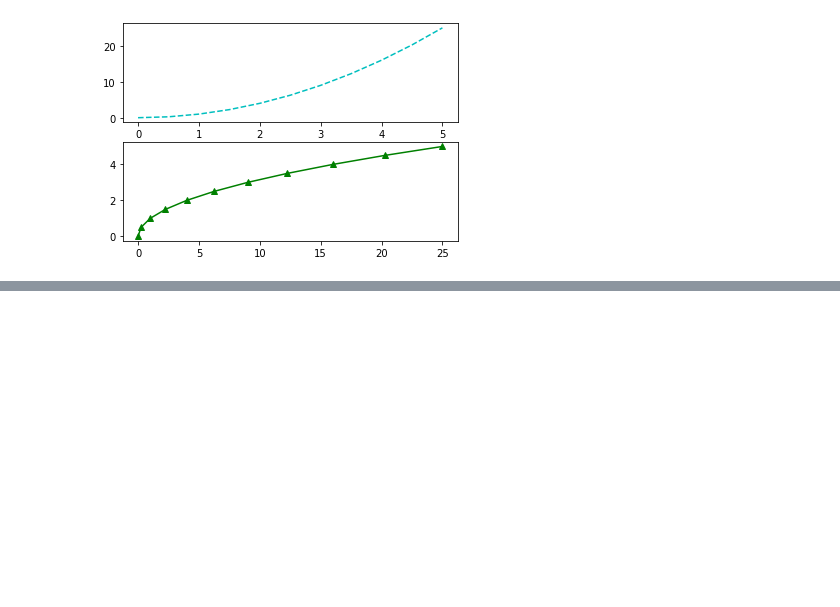
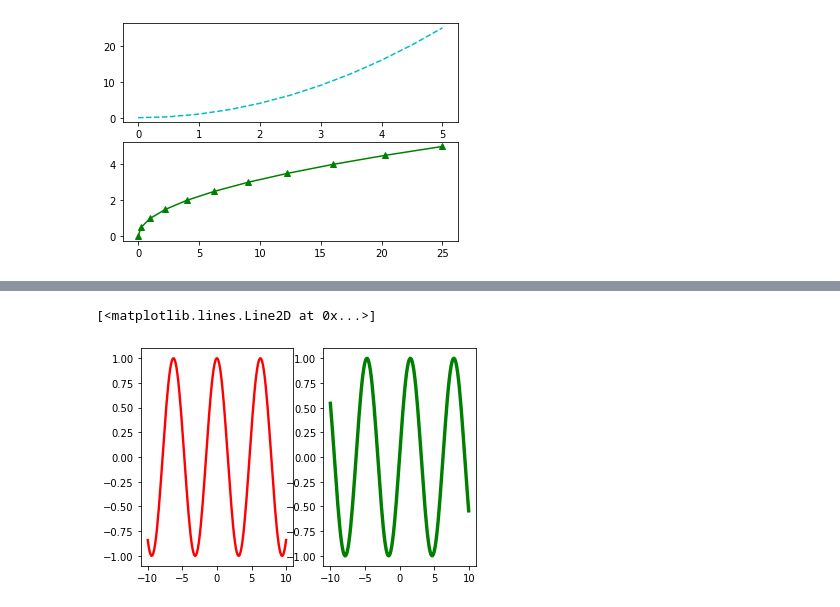
Before and after one commit to shubhkhanna/Colab-Notebooks-IB241, a Jupyter notebook: Matplotlib.ipynb, the cells around one changed output, grey strips where cells are left out. Saved outputs shown, nothing was run; the diff lists cells and outputs as text; code cells hidden in the pictures; blank space fills up the shorter version.

```diff
--- a/Matplotlib.ipynb
+++ b/Matplotlib.ipynb
@@ -45,0 +94,16 @@ plt.show()
+# %%
+plt.subplot(121)
+xx=np.linspace(-10,10,150)
+cos=np.cos(xx)
+sin=np.sin(xx)
+
+plt.plot(xx,cos,color="red",linewidth=2.4)
+
+plt.subplot(122)
+plt.plot(xx,sin,color="green",linewidth=3.4)
+
+#saving plot to local machine
+#plt.savefig(<path_to_directory)
+# %% [output]
+[<matplotlib.lines.Line2D at 0x...>]
+[figure, added]
```
Also changed, not shown: parts of 6 cells of this notebook.
